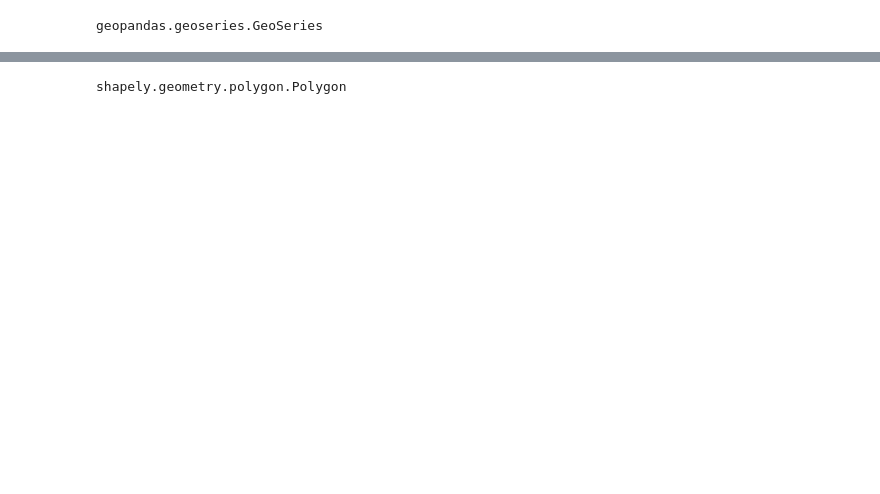
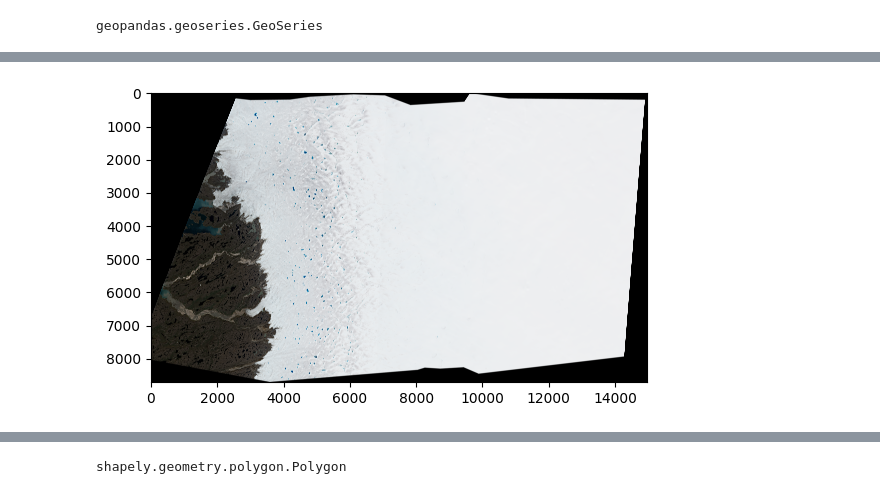
Before and after one commit to MAL-TO/sigspatialcup2023, a Jupyter notebook: notebook.ipynb, the cells around one changed output, grey strips where cells are left out. Saved outputs shown, nothing was run; the diff lists cells and outputs as text; code cells hidden in the pictures; blank space fills up the shorter version.

```diff
--- a/notebook.ipynb
+++ b/notebook.ipynb
@@ -50,0 +154,6 @@ Name: 1, dtype: object
+# %%
+from utils import plot_image
+
+plot_image("/data1/malto/train/train_img1.tif")
+# %% [output]
+[figure, added]
```
Also changed, not shown: parts of 23 cells of this notebook, 3 other files.
